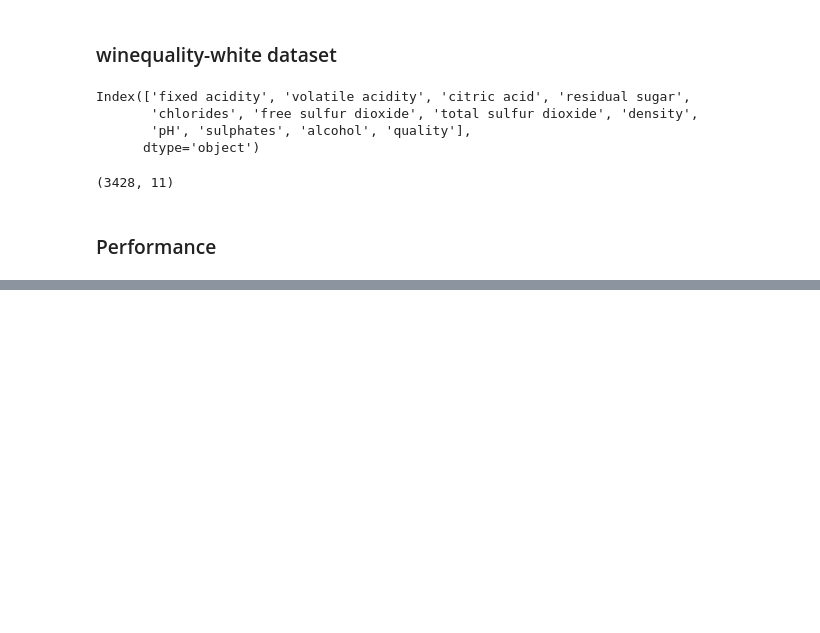
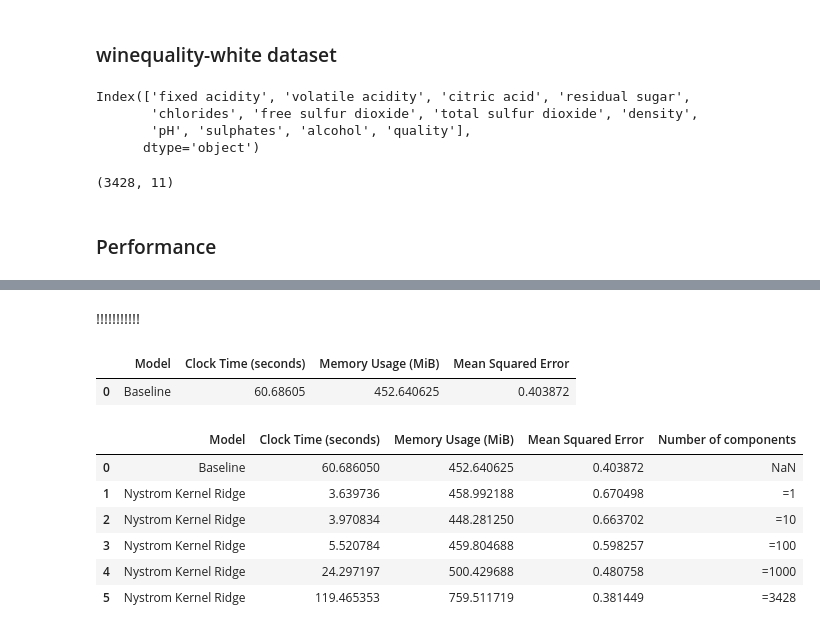
Before and after one commit to nourhez09/Kernel-approximation, a Jupyter notebook: performance_kernel_approximation.ipynb, the cells around one changed output, grey strips where cells are left out. Drawn from its saved outputs; the diff is of its cells as text; code cells hidden in the pictures; blank space fills up the shorter version.

Commit message:
added kernel ridge and fixed bugs

```diff
--- a/performance_kernel_approximation.ipynb
+++ b/performance_kernel_approximation.ipynb
@@ -244,0 +326,27 @@ rff_vs_baseline
+# %%
+def run_nystrom_kernel_ridge(n_components):
+    # Initialize Nyström Approximation
+    nystrom = NystromApproximation(n_components=n_components, kernel="rbf", random_state=42, gamma=1.0)
+
+    # Fit Nyström on the training data
+    nystrom.fit(X_train)
+
+    # Transform the training and test data
+    X_train_approx = nystrom.transform(X_train)
+    X_test_approx = nystrom.transform(X_test)
+
+    # Initialize Kernel Ridge Regression with linear kernel (approximation already done)
+    krr = KernelRidgeRegression(kernel=X_train_approx)
+
+    # Fit the Kernel Ridge Regression model
+    krr.fit(X_train_approx, y_train)
+
+    # Predict on the test set
+    y_pred = krr.predict(X_test_approx)
+
+    # Evaluate the model
+    mse = mean_squared_error(y_test, y_pred)
+    return mse
+# %%
+p_values = [1, 10, 100, 1000, 3428]
+nystrom_ridge_df = measure_and_store_performance_ridge(run_nystrom_kernel_ridge, p_values, model_name="Nystrom Kernel Ridge")
@@ -244,0 +376,28 @@ rff_vs_baseline
+# %% [markdown]
+!!!!!!!!!!!
+# %%
+baseline_mem_usage, baseline_clock_time, mse = measure_performances(run_baseline_kernel_ridge)
+
+baseline_df_ridge = pd.DataFrame([{
+    'Model': 'Baseline',
+    'Clock Time (seconds)': baseline_clock_time,
+    'Memory Usage (MiB)': baseline_mem_usage,
+    'Mean Squared Error': float(mse)
+}])
+# %%
+baseline_df_ridge
+# %% [output]
+|  | Model | Clock Time (seconds) | Memory Usage (MiB) | Mean Squared Error |
+| 0 | Baseline | 60.68605 | 452.640625 | 0.403872 |
+# %%
+nystrom_vs_baseline_ridge = pd.concat([baseline_df_ridge, nystrom_ridge_df], ignore_index=True)
+# %%
+nystrom_vs_baseline_ridge
+# %% [output]
+|  | Model | Clock Time (seconds) | Memory Usage (MiB) | Mean Squared Error | Number of components |
+| 0 | Baseline | 60.686050 | 452.640625 | 0.403872 | NaN |
+| 1 | Nystrom Kernel Ridge | 3.639736 | 458.992188 | 0.670498 | =1 |
+| 2 | Nystrom Kernel Ridge | 3.970834 | 448.281250 | 0.663702 | =10 |
+| 3 | Nystrom Kernel Ridge | 5.520784 | 459.804688 | 0.598257 | =100 |
+| 4 | Nystrom Kernel Ridge | 24.297197 | 500.429688 | 0.480758 | =1000 |
+| 5 | Nystrom Kernel Ridge | 119.465353 | 759.511719 | 0.381449 | =3428 |
```
Also changed, not shown: parts of 18 cells of this notebook, 1 other file.
